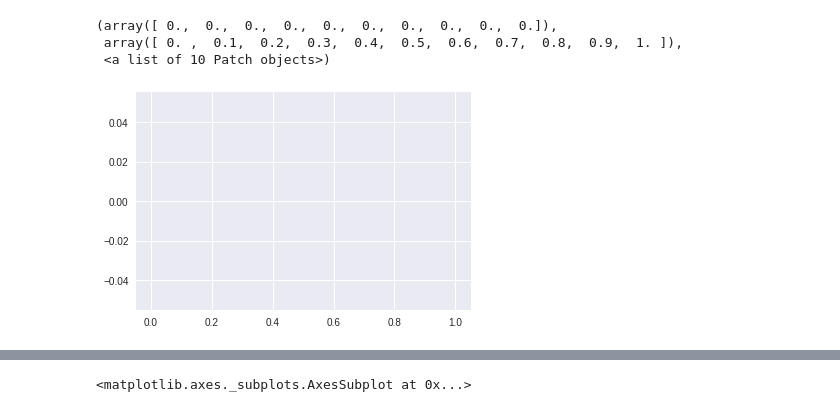
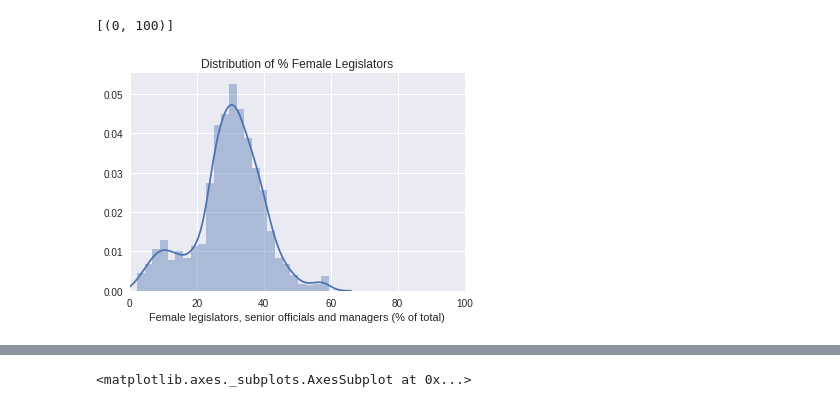
Before and after one commit to circushaase/Capstone-1_WorldBank_GenderData, a Jupyter notebook: Data_story.ipynb, the cells around one changed output, grey strips where cells are left out. Drawn from its saved outputs; the diff is of its cells as text; code cells hidden in the pictures.

```diff
--- a/Data_story.ipynb
+++ b/Data_story.ipynb
@@ -32,8 +20,9 @@ df.plot(x='Contraceptive prevalence, any methods (% of women ages 15-49)', y= 'L
-# %%
-plt.hist(df['Female legislators, senior officials and managers (% of total)'].dropna())
-# %% [output]
-(array([ 0.,  0.,  0.,  0.,  0.,  0.,  0.,  0.,  0.,  0.]),
- array([ 0. ,  0.1,  0.2,  0.3,  0.4,  0.5,  0.6,  0.7,  0.8,  0.9,  1. ]),
- <a list of 10 Patch objects>)
-[figure, removed]
+# %%
+#distribution plot to look at % of female legistators
+legi = sns.distplot(df['Female legislators, senior officials and managers (% of total)'].dropna(), bins=25)
+sns.plt.title('Distribution of % Female Legislators')
+legi.set(xlim=(0, 100))
+# %% [output]
+[(0, 100)]
+[figure, added]
 # %%
```
Also changed, not shown: parts of 9 cells of this notebook.
